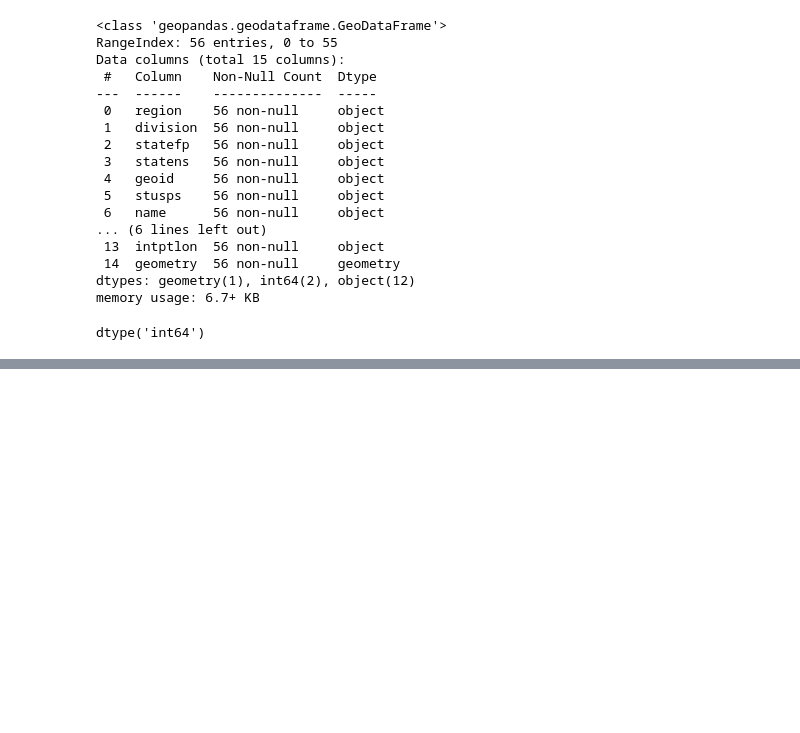
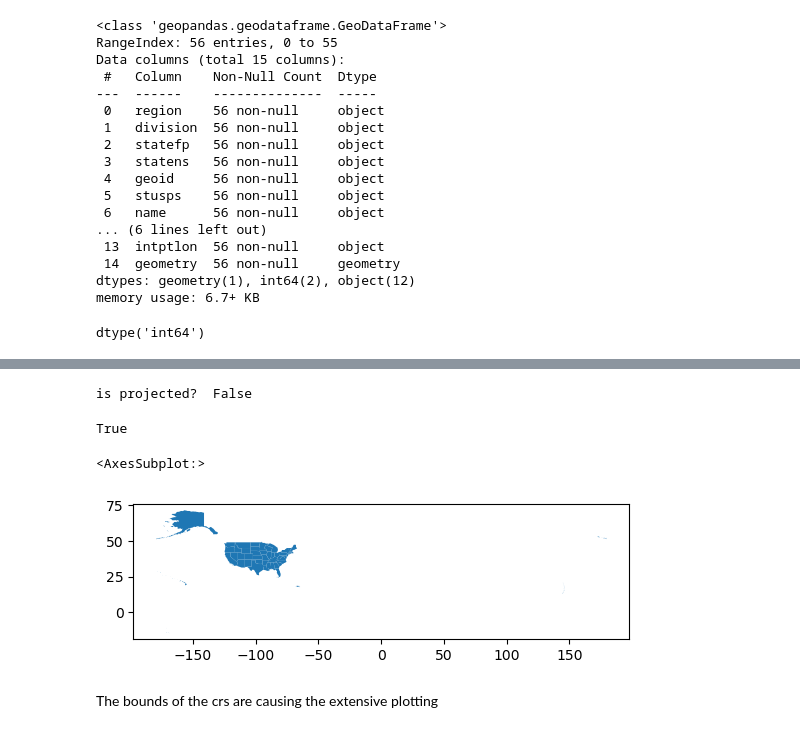
Before and after one commit to a-ramji/eds220-week5, a Jupyter notebook: lesson-13-crs.ipynb, the cells around one changed output, grey strips where cells are left out. Cells and saved outputs as stored; diff of their text form; code cells hidden in the pictures; blank space fills up the shorter version.

```diff
--- a/lesson-13-crs.ipynb
+++ b/lesson-13-crs.ipynb
@@ -197,0 +188,16 @@ memory usage: 6.7+ KB
+# %%
+print('is projected? ', states.crs.is_projected)
+# %% [output]
+is projected?  False
+# %%
+states.crs == power_plants.crs
+# yes, crs are the same
+# %% [output]
+True
+# %%
+states.plot()
+# %% [output]
+<AxesSubplot:>
+[figure, added]
+# %% [markdown]
+The bounds of the crs are causing the extensive plotting
```
Also changed, not shown: parts of 21 cells of this notebook.
